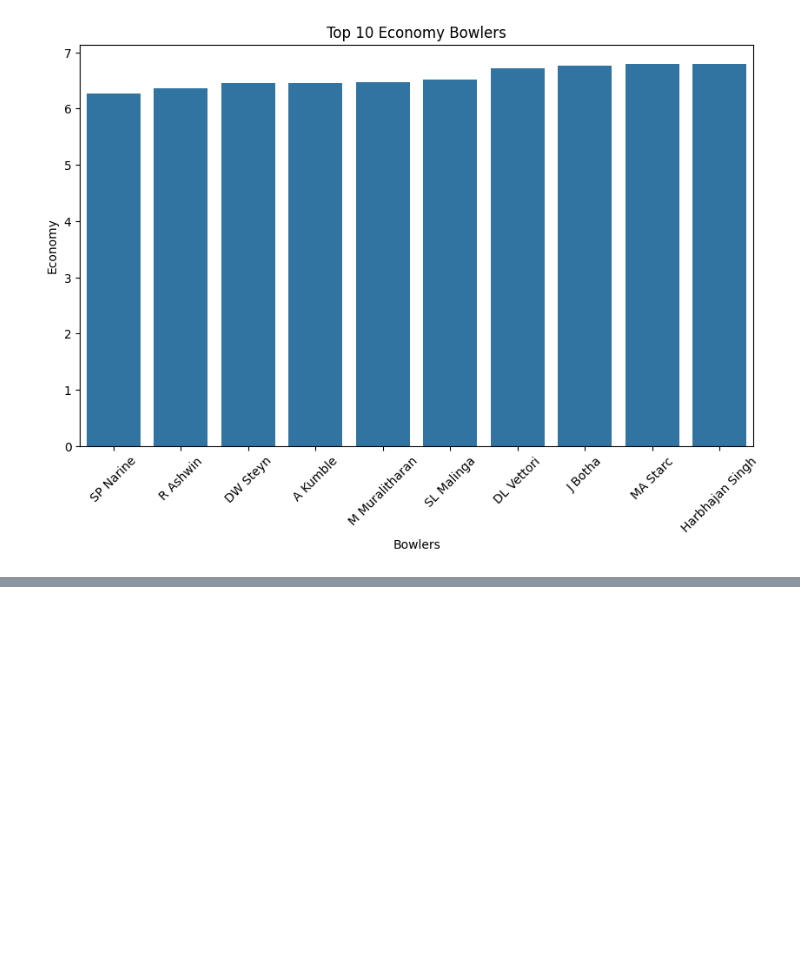
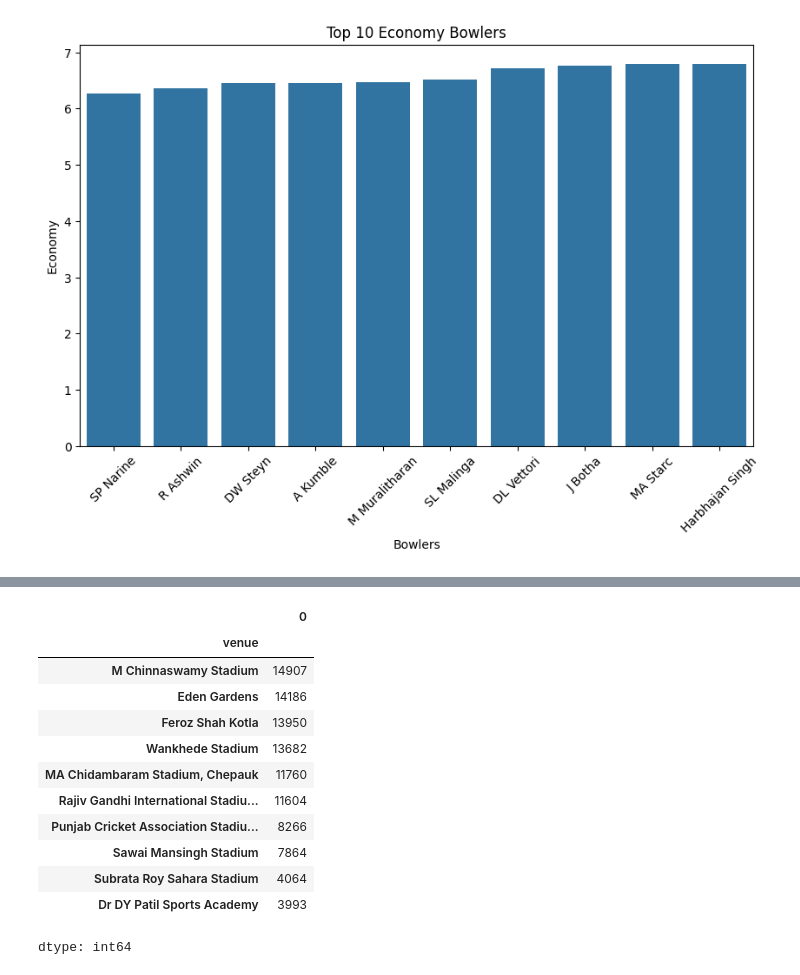
Before and after one commit to ajaykrixna/IPL_match-_analysis, a Jupyter notebook: IPL_analysis.ipynb, the cells around one changed output, grey strips where cells are left out. Cells and saved outputs as stored; diff of their text form; code cells hidden in the pictures; blank space fills up the shorter version.

Commit message:
Most hosted venue

```diff
--- a/IPL_analysis.ipynb
+++ b/IPL_analysis.ipynb
@@ -551,0 +558,16 @@ plt.show()
+# %%
+merged.groupby('venue').size().sort_values(ascending=False).head(10)
+# %% [output]
+|  | 0 |
+| venue |  |
+| M Chinnaswamy Stadium | 14907 |
+| Eden Gardens | 14186 |
+| Feroz Shah Kotla | 13950 |
+| Wankhede Stadium | 13682 |
+| MA Chidambaram Stadium, Chepauk | 11760 |
+| Rajiv Gandhi International Stadiu... | 11604 |
+| Punjab Cricket Association Stadiu... | 8266 |
+| Sawai Mansingh Stadium | 7864 |
+| Subrata Roy Sahara Stadium | 4064 |
+| Dr DY Patil Sports Academy | 3993 |
+dtype: int64
```
Also changed, not shown: parts of 3 cells of this notebook.
